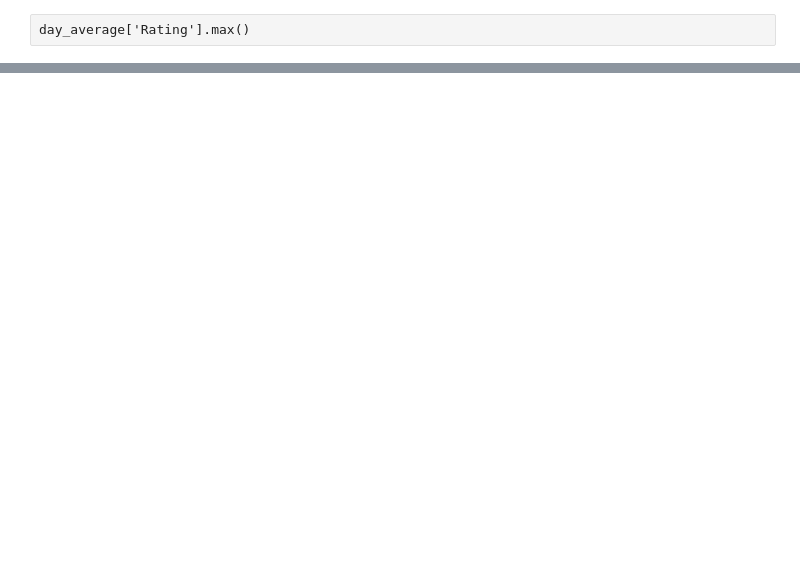
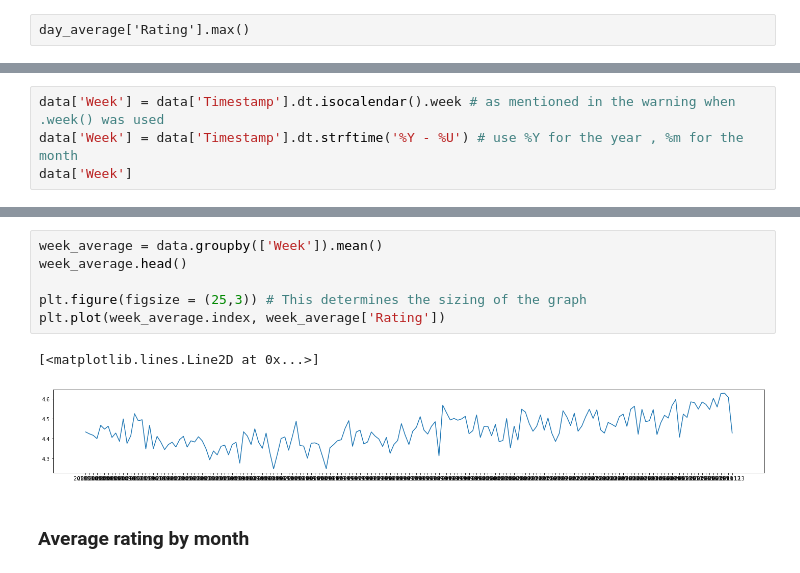
Before and after one commit to ajaymenon18/Data-Analysis-and-Visualisation-Project, a Jupyter notebook: Untitled.ipynb, the cells around one changed output, grey strips where cells are left out. Cells and saved outputs as stored; diff of their text form; blank space fills up the shorter version.

```diff
--- a/Untitled.ipynb
+++ b/Untitled.ipynb
@@ -55,0 +58,4 @@ day_average['Rating'].min()
+# %%
+data['Week'] = data['Timestamp'].dt.isocalendar().week # as mentioned in the warning when .week() was used
+data['Week'] = data['Timestamp'].dt.strftime('%Y - %U') # use %Y for the year , %m for the month
+data['Week']
@@ -55,0 +91,11 @@ day_average['Rating'].min()
+# %%
+week_average = data.groupby(['Week']).mean()
+week_average.head()
+
+plt.figure(figsize = (25,3)) # This determines the sizing of the graph
+plt.plot(week_average.index, week_average['Rating'])
+# %% [output]
+[<matplotlib.lines.Line2D at 0x...>]
+[figure, added]
+# %% [markdown]
+### Average rating by month
```
Also changed, not shown: parts of 15 cells of this notebook.
